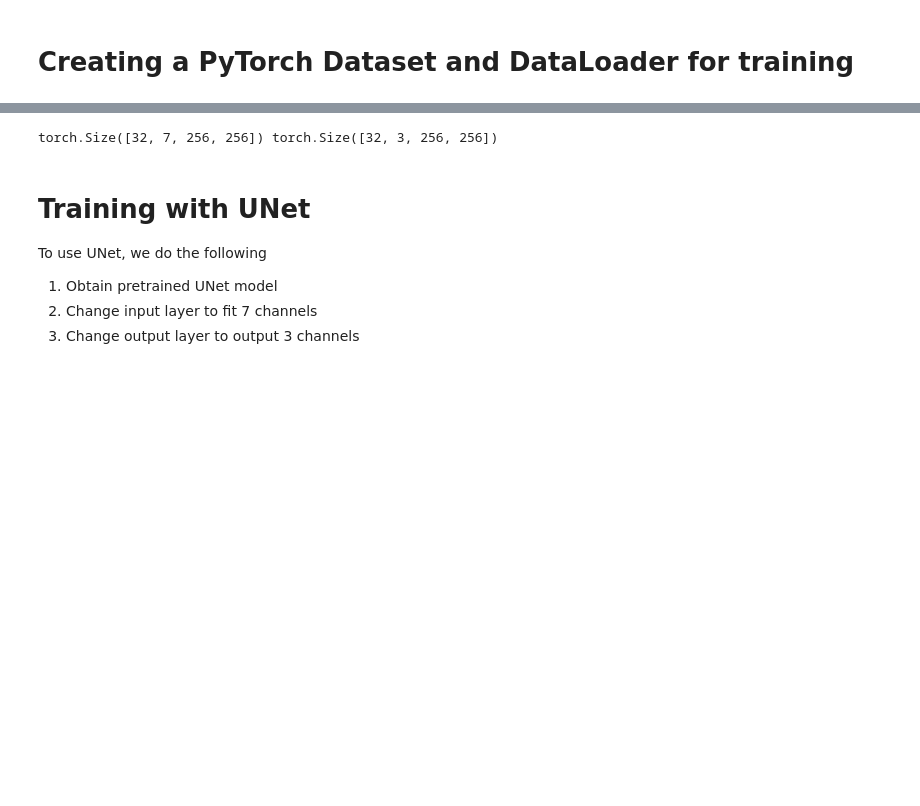
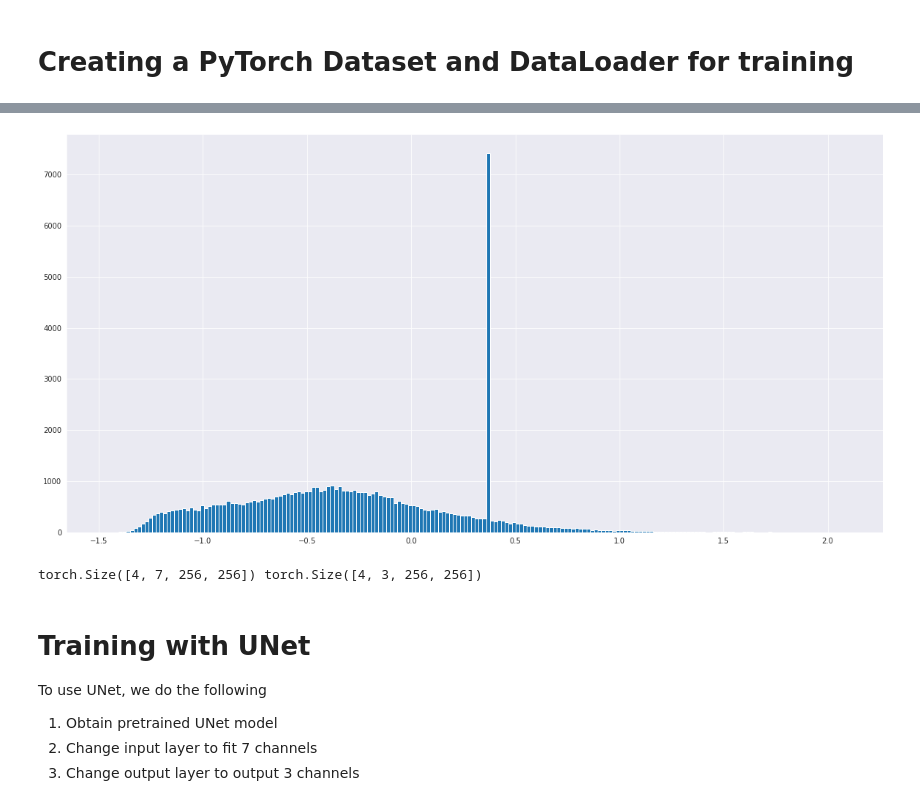
Before and after one commit to Jazzy-cats/AstraZenecaHackathon, a Jupyter notebook: notebooks/AstraZeneca.ipynb, the cells around one changed output, grey strips where cells are left out. Cells and saved outputs as stored; diff of their text form; code cells hidden in the pictures; blank space fills up the shorter version.

```diff
--- a/notebooks/AstraZeneca.ipynb
+++ b/notebooks/AstraZeneca.ipynb
@@ -222,7 +210,7 @@ class ExampleDataset(Dataset):
         """
         self.dataset_path = dataset_path
 
-        dataset_samples = glob.glob(os.path.join(self.dataset_path, "*/*/*"))
+        dataset_samples = glob.glob(os.path.join(self.dataset_path, "*/*/Assay*"))
 
         dataset_dicts = [get_image_metadata(path) for path in dataset_samples]
 
@@ -268,20 +256,19 @@ class ExampleDataset(Dataset):
         assert self.crop_size[1] <= h
 
         # Select random crop
-        c_w, c_h = self.crop_size
-        crop_x = np.random.randint(0, w - c_w)
-        crop_y = np.random.randint(0, h - c_h)
-        #angle = random.uniform(-30, 30) # Random rotation angle
+        #c_w, c_h = self.crop_size
+        #crop_x = np.random.randint(0, w - c_w)
+        #crop_y = np.random.randint(0, h - c_h)
 
-        input = torch.zeros((7, c_w, c_h))
-        output = torch.zeros((3, c_w, c_h))
+        #input = torch.zeros((7, c_w, c_h))
+        #output = torch.zeros((3, c_w, c_h))
+        input = torch.zeros((7, w, h))
+        output = torch.zeros((3, w, h))
         for i, z_number_3d in enumerate(["Z01", "Z02", "Z03", "Z04", "Z05", "Z06", "Z07"]):
             img_path = sample_dict["input"][z_number_3d]
 
-            #img = ndimage.rotate(Image.open(img_path), angle)
-            #img = np.array(img)
             img = cv2.imread(img_path, -1)
-            img = img[crop_x:crop_x+c_w, crop_y:crop_y+c_h]
+            #img = img[crop_x:crop_x+c_w, crop_y:crop_y+c_h]
 
             img = img.astype(np.int32)
             input[i] = torch.Tensor(img)
@@ -289,10 +276,8 @@ class ExampleDataset(Dataset):
         for i, action_list_number in enumerate(["A01", "A02", "A03"]):
             img_path = sample_dict["target"][action_list_number]
 
-            #img = ndimage.rotate(Image.open(img_path), angle)
-            #img = np.array(img)
             img = cv2.imread(img_path, -1)
-            img = img[crop_x:crop_x+c_w, crop_y:crop_y+c_h]
+            #img = img[crop_x:crop_x+c_w, crop_y:crop_y+c_h]
 
             img = img.astype(np.int32)
             output[i] = torch.Tensor(img)
@@ -495,11 +549,17 @@ for i, x_sample in enumerate(y):
+# %%
+plt.figure(figsize=(20,10))
+plt.hist(x_sample.numpy().ravel(), 200)
+plt.show()
+# %% [output]
+[figure, added]
 # %%
 dataset = ExampleDataset("/content/images_for_preview/", transform=data_transforms)
-batch_size = 32
+batch_size = 4
 dataloader = DataLoader(dataset, batch_size=batch_size, num_workers=0)
 x, y = next(iter(dataloader))
 print(x.shape, y.shape)
 # %% [output]
-torch.Size([32, 7, 256, 256]) torch.Size([32, 3, 256, 256])
+torch.Size([4, 7, 256, 256]) torch.Size([4, 3, 256, 256])
 # %% [markdown]
 # Training with UNet
 
```
Also changed, not shown: parts of 15 cells of this notebook.
